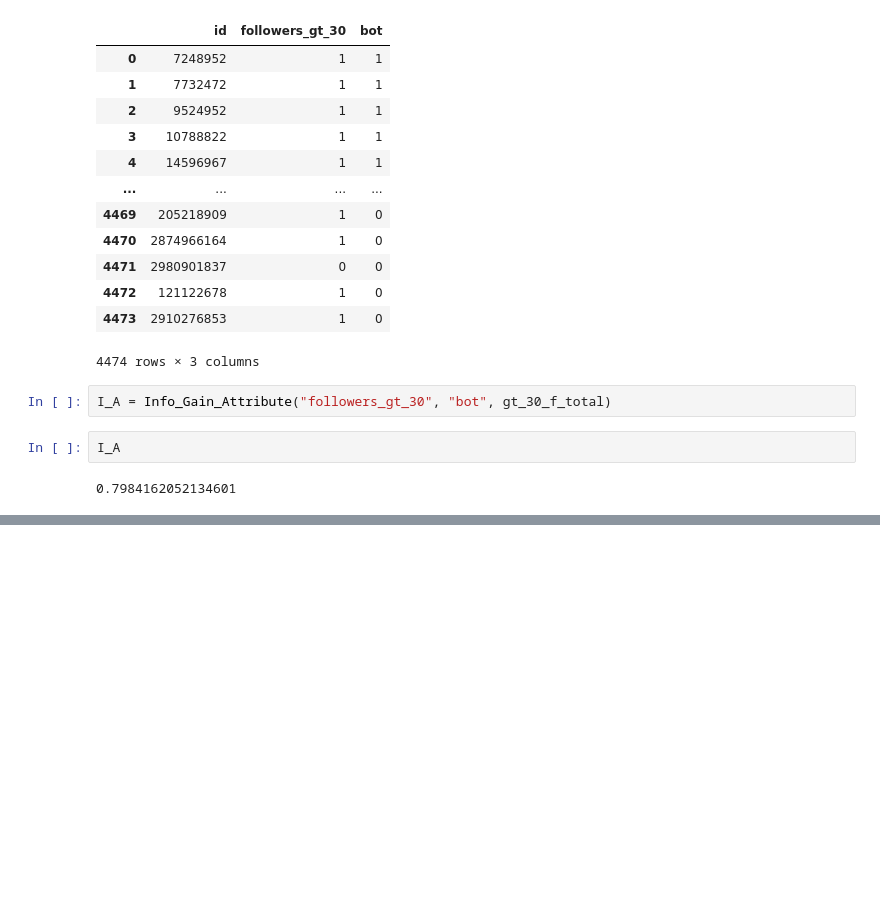
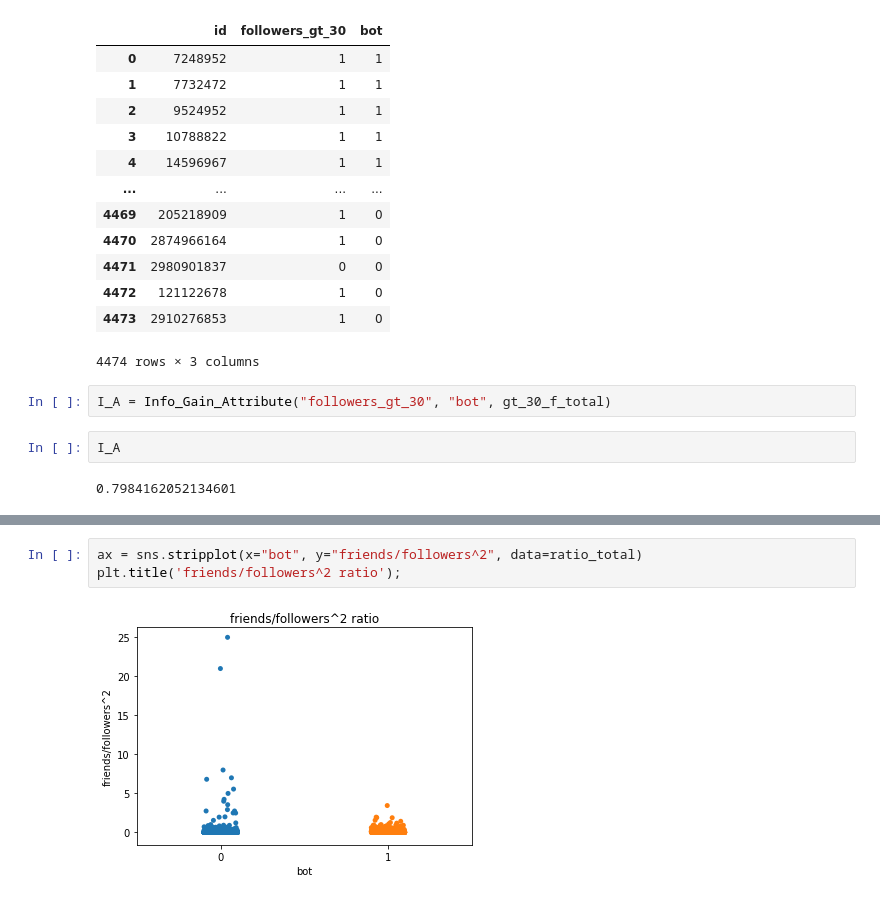
Before and after one commit to jasonweidner/CSPB_4502, a Jupyter notebook: Bot_Wrangler.ipynb, the cells around one changed output, grey strips where cells are left out. Drawn from its saved outputs; the diff is of its cells as text; blank space fills up the shorter version.

```diff
--- a/Bot_Wrangler.ipynb
+++ b/Bot_Wrangler.ipynb
@@ -617,0 +669,5 @@ Index(['id', 'text', 'source', 'user_id', 'truncated', 'in_reply_to_status_id',
+# %%
+ax = sns.stripplot(x="bot", y="friends/followers^2", data=ratio_total)
+plt.title('friends/followers^2 ratio');
+# %% [output]
+[figure, added]
```
Also changed, not shown: parts of 49 cells of this notebook.
